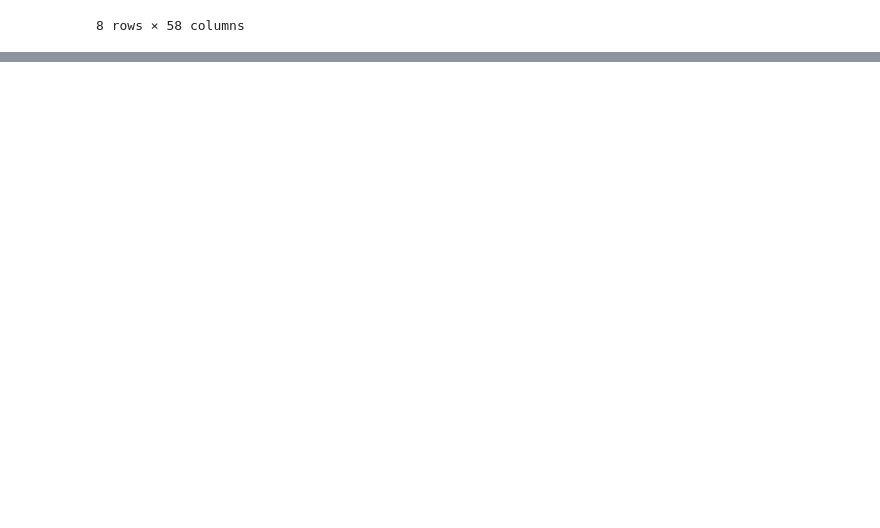
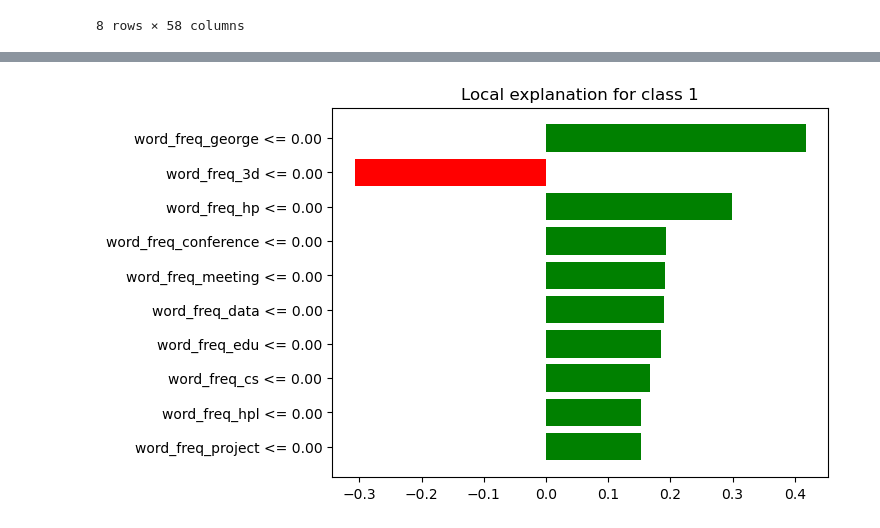
Before and after one commit to shubhashish06/Email_spam_detection, a Jupyter notebook: index.ipynb, the cells around one changed output, grey strips where cells are left out. Cells and saved outputs as stored; diff of their text form; code cells hidden in the pictures; blank space fills up the shorter version.

Commit message:
linear SVM is used along with LIME & SHAP for explainability

```diff
--- a/index.ipynb
+++ b/index.ipynb
@@ -53,0 +96,4 @@ data_set.describe()       #describe function is used to summarize columns tangib
+# %%
+svm_classifier = SVC(kernel='linear',probability=True)
+# %%
+svm_classifier.fit(X_train, y_train)
@@ -53,0 +138,12 @@ data_set.describe()       #describe function is used to summarize columns tangib
+# %%
+explainer=lime_tabular.LimeTabularExplainer(
+    training_data=X_train,
+    feature_names=columns,
+    class_names=[0,1],
+    mode='classification'
+)
+# %%
+exp=explainer.explain_instance(
+    data_row=X_test[0],
+    predict_fn=svm_classifier.predict_proba)
+exp.show_in_notebook(show_table=True,show_all=True)
@@ -53,0 +152,5 @@ data_set.describe()       #describe function is used to summarize columns tangib
+# %%
+exp.as_pyplot_figure()
+print()
+# %% [output]
+[figure, added]
```
Also changed, not shown: parts of 27 cells of this notebook.
